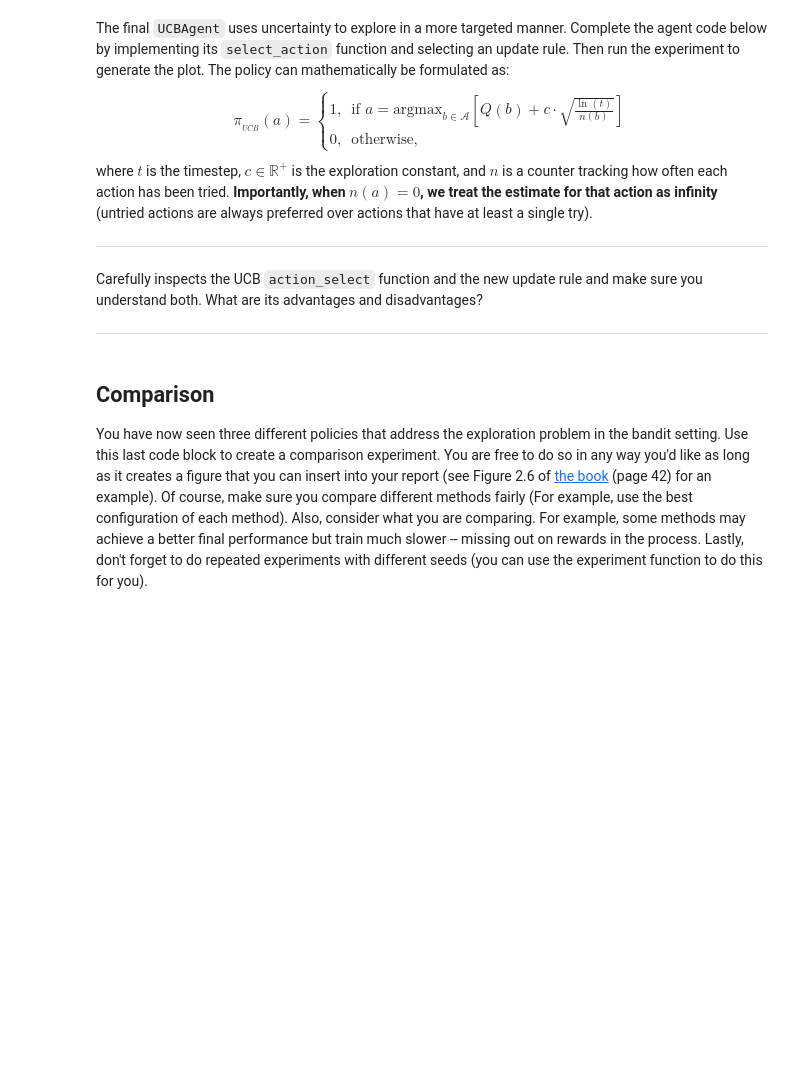
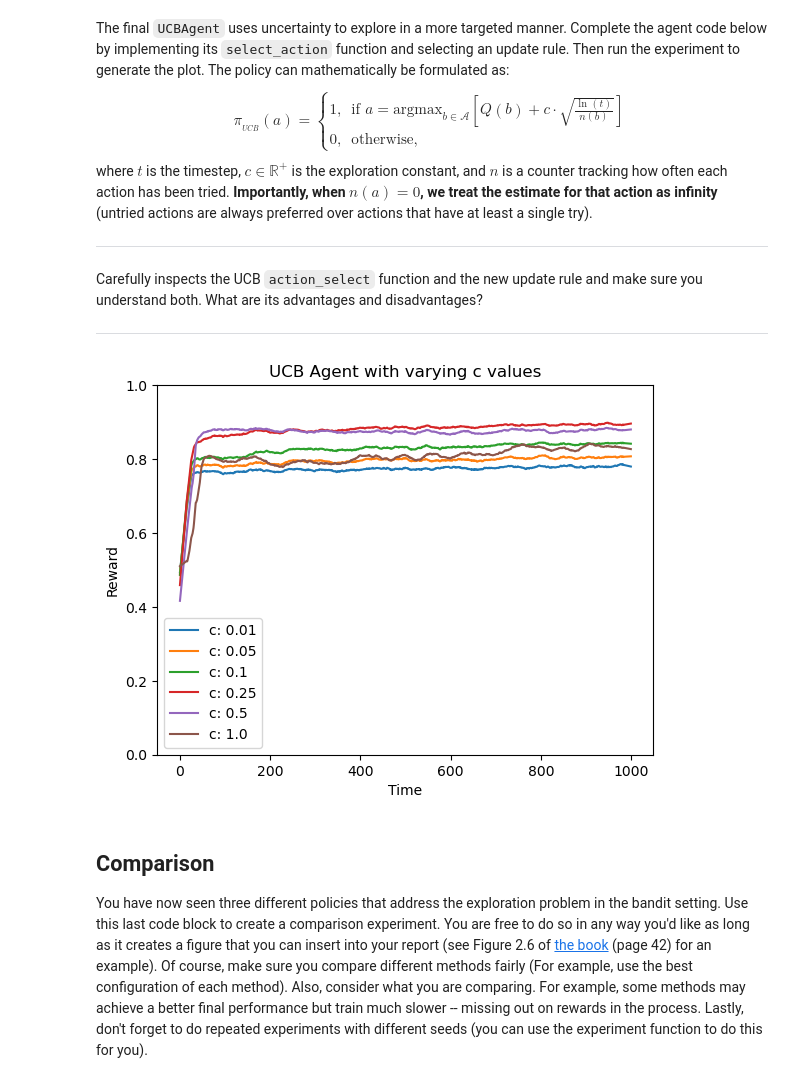
Before and after one commit to RyanRamdhan/RL_Assignment1, a Jupyter notebook: RL_Bachelor_Assignment_1A.ipynb, the cells around one changed output. Cells and saved outputs as stored; diff of their text form; code cells hidden in the pictures; blank space fills up the shorter version.

```diff
--- a/RL_Bachelor_Assignment_1A.ipynb
+++ b/RL_Bachelor_Assignment_1A.ipynb
@@ -431,35 +431,45 @@ Carefully inspects the UCB `action_select` function and the new update rule and
 # %%
 class UCBAgent(Agent):
     def __init__(self, n_actions, c):
         # We initialize an estimated reward for each action and store this in an array.
         self.Q = np.zeros(n_actions)
         self.n_actions = n_actions
-
+        self.alpha = 0.1
         self.c = c
         self.n = np.zeros(n_actions) # Counter for how often actions are tried
 
     def select_action(self, t):
         """ Select an action """
+        action_values = np.zeros(n_actions)
 
-        raise NotImplementedError()
+        for action in range(self.n_actions):
+            if self.n[action] != 0:
+                action_values[action] = self.Q[action] + self.c * np.sqrt(np.log(t)/self.n[action])
+            else:
+                action_values[action] = np.inf
 
-        return action
+        best_action = np.argmax(action_values)
+        return best_action
 
     def update_Q(self, action, observed_reward):
         """ After performing actions, update our current knowledge """
+        self.n[action] += 1
+        new_Q = self.Q[action] + self.alpha * (observed_reward - self.Q[action])
+        self.Q[action] = new_Q
 
-        raise NotImplementedError()
 
 c_list = [0.01, 0.05, 0.1, 0.25, 0.5, 1.0]
 
 plot = LearningCurvePlot("UCB Agent with varying c values")
 for c in c_list:
     experiment(
         plot,
         agent_class=UCBAgent,
         label=f"c: {c}",
         c=c,
     )
+# %% [output]
+[figure, added]
 # %% [markdown]
 ## Comparison
 
```
Also changed, not shown: parts of 2 cells of this notebook.
